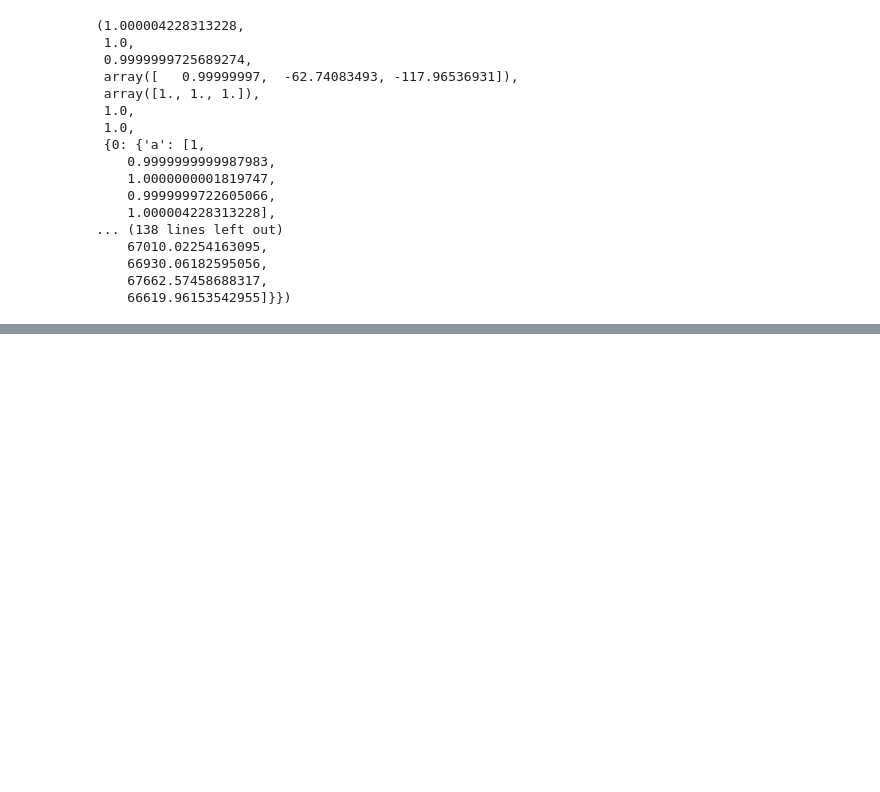
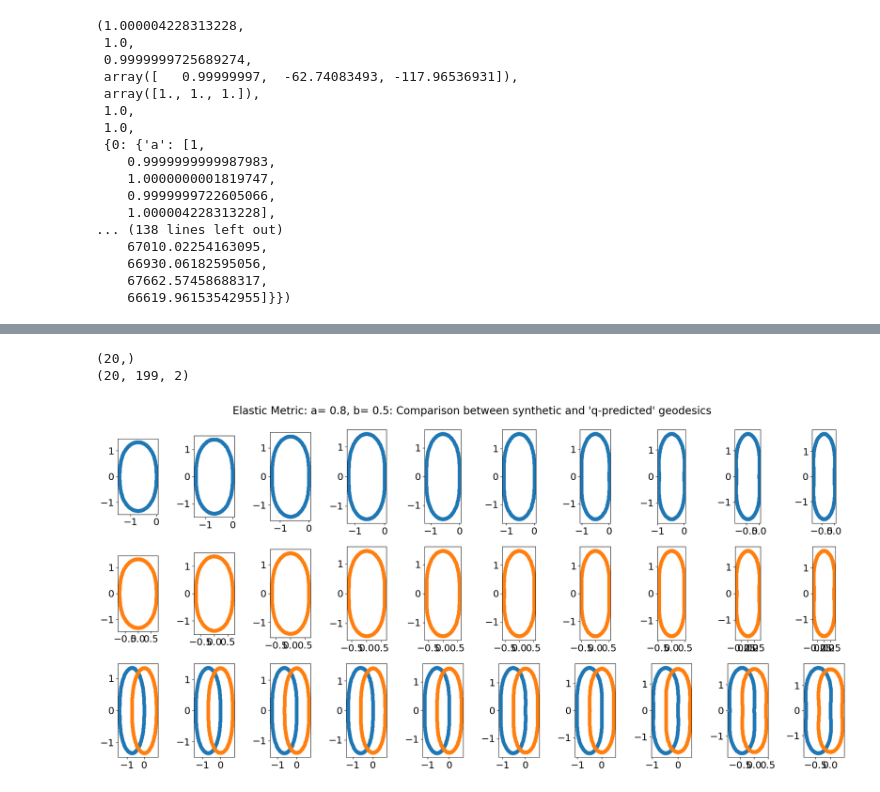
Before and after one commit to geometric-intelligence/dyn, a Jupyter notebook: dyn/notebooks/test_optimize_am_on_synthetic_cell_geodesic.ipynb, the cells around one changed output, grey strips where cells are left out. Saved outputs shown, nothing was run; the diff lists cells and outputs as text; code cells hidden in the pictures; blank space fills up the shorter version.

```diff
--- a/dyn/notebooks/test_optimize_am_on_synthetic_cell_geodesic.ipynb
+++ b/dyn/notebooks/test_optimize_am_on_synthetic_cell_geodesic.ipynb
@@ -216,0 +217,4 @@ best_a: -1.2641788306186976 best_m: 1.0 r2_test: 1.0 r2_SRV_test: 1.0
+# %%
+circle_trajectory = synthetic.geodesics_circle_to_ellipse(
+            n_geodesics=1, n_times=20, n_points=200
+        )
@@ -216,0 +248,15 @@ best_a: -1.2641788306186976 best_m: 1.0 r2_test: 1.0 r2_SRV_test: 1.0
+# %%
+synthetic_circle_trajectory = synthetic.geodesic_between_curves(circle_trajectory[0][0],
+    circle_trajectory[0][1],
+    a,
+    b,
+    degree=1,
+    n_times=20,
+    noise_var=0.0)
+# %% [output]
+(20,)
+(20, 199, 2)
+# %%
+qfit.ftrans_plot_predictions(synthetic_circle_trajectory, a=0.8, b=0.5, split=True)
+# %% [output]
+[figure, added]
```
Also changed, not shown: parts of 10 cells of this notebook, 1 other file.
